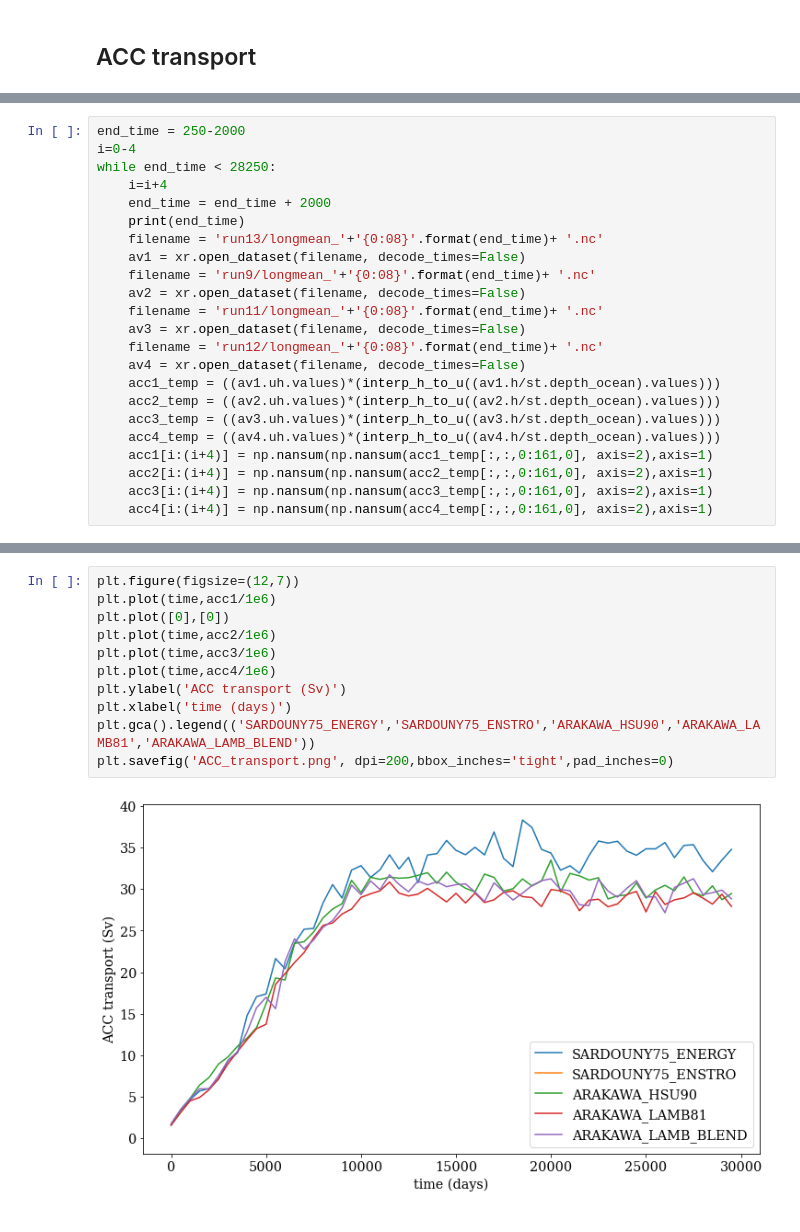
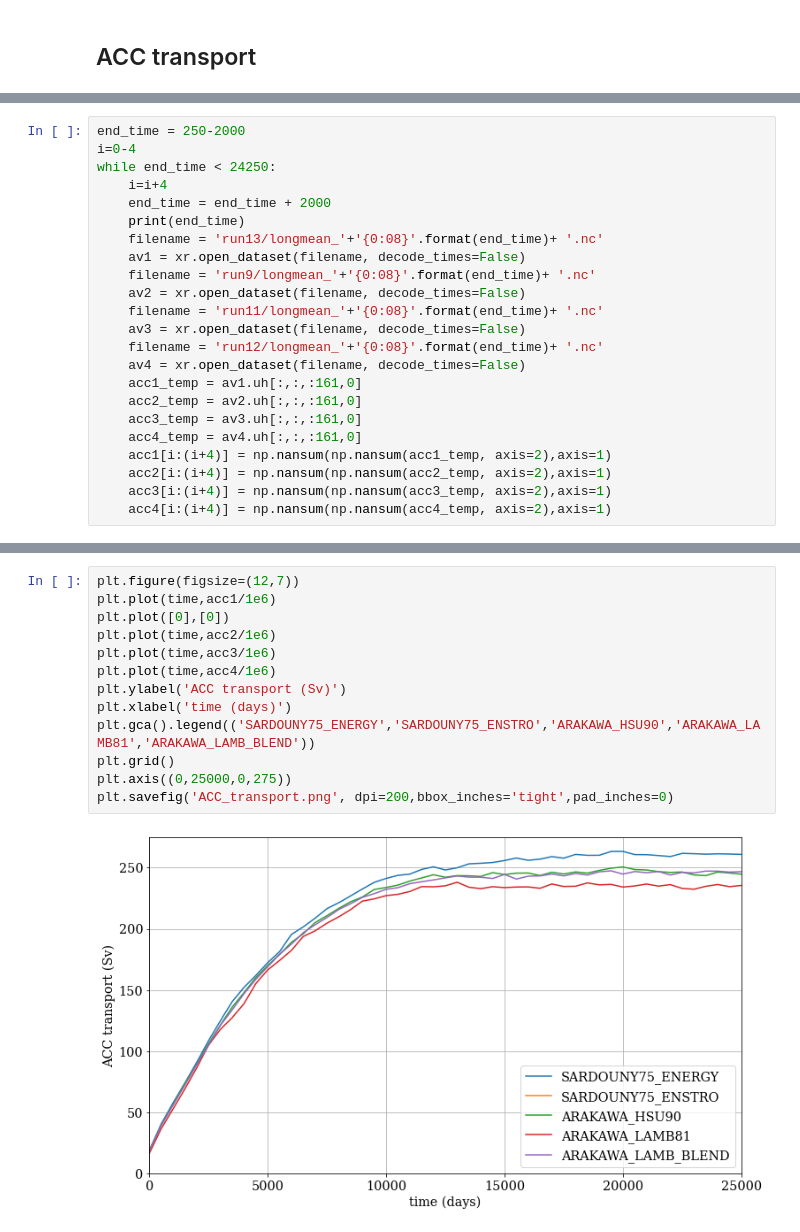
Before and after one commit to ocean-eddy-cpt/NeverWorld2, a Jupyter notebook: A002_02_August_2020_EKE.ipynb, the cells around one changed output, grey strips where cells are left out. Saved outputs shown, nothing was run; the diff lists cells and outputs as text.

```diff
--- a/A002_02_August_2020_EKE.ipynb
+++ b/A002_02_August_2020_EKE.ipynb
@@ -909,7 +908,7 @@ time = np.arange(0,30000,500)
 # %%
 end_time = 250-2000
 i=0-4
-while end_time < 28250:
+while end_time < 24250:
     i=i+4
     end_time = end_time + 2000
     print(end_time)
@@ -921,14 +920,14 @@ while end_time < 28250:
     av3 = xr.open_dataset(filename, decode_times=False)
     filename = 'run12/longmean_'+'{0:08}'.format(end_time)+ '.nc'
     av4 = xr.open_dataset(filename, decode_times=False)
-    acc1_temp = ((av1.uh.values)*(interp_h_to_u((av1.h/st.depth_ocean).values)))
-    acc2_temp = ((av2.uh.values)*(interp_h_to_u((av2.h/st.depth_ocean).values)))
-    acc3_temp = ((av3.uh.values)*(interp_h_to_u((av3.h/st.depth_ocean).values)))
-    acc4_temp = ((av4.uh.values)*(interp_h_to_u((av4.h/st.depth_ocean).values)))
-    acc1[i:(i+4)] = np.nansum(np.nansum(acc1_temp[:,:,0:161,0], axis=2),axis=1)
-    acc2[i:(i+4)] = np.nansum(np.nansum(acc2_temp[:,:,0:161,0], axis=2),axis=1)
-    acc3[i:(i+4)] = np.nansum(np.nansum(acc3_temp[:,:,0:161,0], axis=2),axis=1)
-    acc4[i:(i+4)] = np.nansum(np.nansum(acc4_temp[:,:,0:161,0], axis=2),axis=1)
+    acc1_temp = av1.uh[:,:,:161,0]
+    acc2_temp = av2.uh[:,:,:161,0]
+    acc3_temp = av3.uh[:,:,:161,0]
+    acc4_temp = av4.uh[:,:,:161,0]
+    acc1[i:(i+4)] = np.nansum(np.nansum(acc1_temp, axis=2),axis=1)
+    acc2[i:(i+4)] = np.nansum(np.nansum(acc2_temp, axis=2),axis=1)
+    acc3[i:(i+4)] = np.nansum(np.nansum(acc3_temp, axis=2),axis=1)
+    acc4[i:(i+4)] = np.nansum(np.nansum(acc4_temp, axis=2),axis=1)
 # %% [output]
 250
 2250
@@ -948,13 +945,15 @@ while end_time < 28250:
 # %%
 plt.figure(figsize=(12,7))
 plt.plot(time,acc1/1e6)
 plt.plot([0],[0])
 plt.plot(time,acc2/1e6)
 plt.plot(time,acc3/1e6)
 plt.plot(time,acc4/1e6)
 plt.ylabel('ACC transport (Sv)')
 plt.xlabel('time (days)')
 plt.gca().legend(('SARDOUNY75_ENERGY','SARDOUNY75_ENSTRO','ARAKAWA_HSU90','ARAKAWA_LAMB81','ARAKAWA_LAMB_BLEND'))
+plt.grid()
+plt.axis((0,25000,0,275))
 plt.savefig('ACC_transport.png', dpi=200,bbox_inches='tight',pad_inches=0)
 # %% [output]
-[figure, old version]
+[figure, new version]
```
Also changed, not shown: parts of 2 cells of this notebook.
